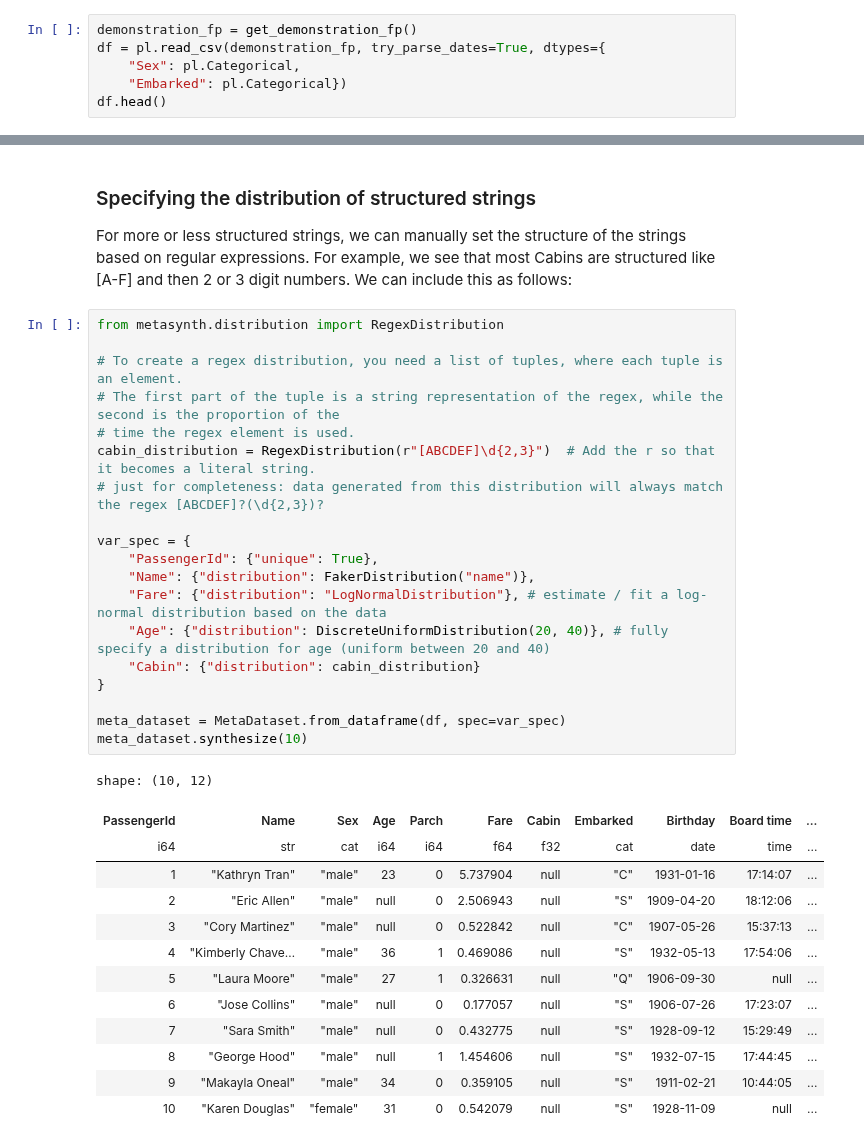
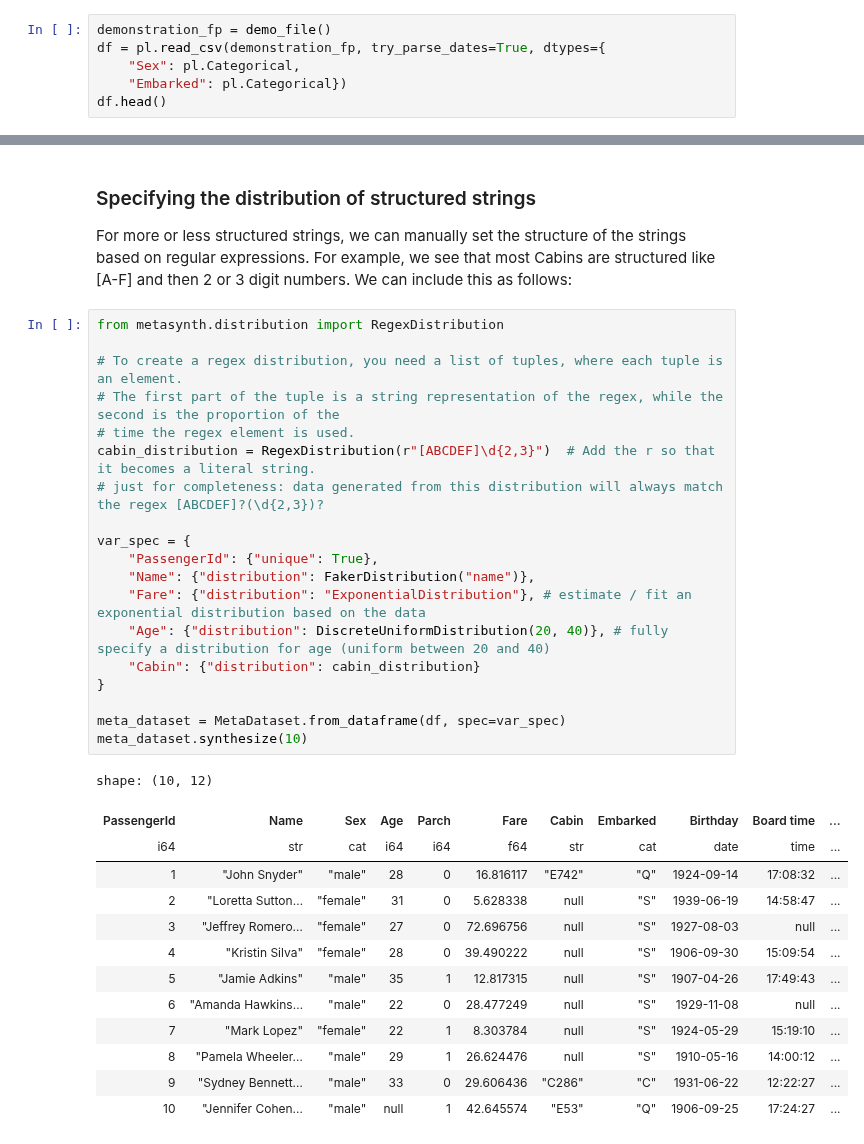
Before and after one commit to sodascience/metasyn, a Jupyter notebook: examples/advanced_tutorial.ipynb, the cells around one changed output, grey strips where cells are left out. Cells and saved outputs as stored; diff of their text form.

```diff
--- a/examples/advanced_tutorial.ipynb
+++ b/examples/advanced_tutorial.ipynb
@@ -19,5 +18,5 @@ The first step in creating the metadata is reading and converting your dataset t
 # %%
-demonstration_fp = get_demonstration_fp()
+demonstration_fp = demo_file()
 df = pl.read_csv(demonstration_fp, try_parse_dates=True, dtypes={
     "Sex": pl.Categorical,
     "Embarked": pl.Categorical})
@@ -213,33 +212,33 @@ For more or less structured strings, we can manually set the structure of the st
 # %%
 from metasynth.distribution import RegexDistribution
 
 # To create a regex distribution, you need a list of tuples, where each tuple is an element.
 # The first part of the tuple is a string representation of the regex, while the second is the proportion of the
 # time the regex element is used.
 cabin_distribution = RegexDistribution(r"[ABCDEF]\d{2,3}")  # Add the r so that it becomes a literal string.
 # just for completeness: data generated from this distribution will always match the regex [ABCDEF]?(\d{2,3})?
 
 var_spec = {
     "PassengerId": {"unique": True},
     "Name": {"distribution": FakerDistribution("name")},
-    "Fare": {"distribution": "LogNormalDistribution"}, # estimate / fit a log-normal distribution based on the data
+    "Fare": {"distribution": "ExponentialDistribution"}, # estimate / fit an exponential distribution based on the data
     "Age": {"distribution": DiscreteUniformDistribution(20, 40)}, # fully specify a distribution for age (uniform between 20 and 40)
     "Cabin": {"distribution": cabin_distribution}
 }
 
 meta_dataset = MetaDataset.from_dataframe(df, spec=var_spec)
 meta_dataset.synthesize(10)
 # %% [output]
 shape: (10, 12)
 | PassengerId | Name | Sex | Age | Parch | Fare | Cabin | Embarked | Birthday | Board time | ... |
-| i64 | str | cat | i64 | i64 | f64 | f32 | cat | date | time | ... |
-| 1 | "Kathryn Tran" | "male" | 23 | 0 | 5.737904 | null | "C" | 1931-01-16 | 17:14:07 | ... |
-| 2 | "Eric Allen" | "male" | null | 0 | 2.506943 | null | "S" | 1909-04-20 | 18:12:06 | ... |
-| 3 | "Cory Martinez" | "male" | null | 0 | 0.522842 | null | "C" | 1907-05-26 | 15:37:13 | ... |
-| 4 | "Kimberly Chave… | "male" | 36 | 1 | 0.469086 | null | "S" | 1932-05-13 | 17:54:06 | ... |
-| 5 | "Laura Moore" | "male" | 27 | 1 | 0.326631 | null | "Q" | 1906-09-30 | null | ... |
-| 6 | "Jose Collins" | "male" | null | 0 | 0.177057 | null | "S" | 1906-07-26 | 17:23:07 | ... |
-| 7 | "Sara Smith" | "male" | null | 0 | 0.432775 | null | "S" | 1928-09-12 | 15:29:49 | ... |
-| 8 | "George Hood" | "male" | null | 1 | 1.454606 | null | "S" | 1932-07-15 | 17:44:45 | ... |
-| 9 | "Makayla Oneal" | "male" | 34 | 0 | 0.359105 | null | "S" | 1911-02-21 | 10:44:05 | ... |
-| 10 | "Karen Douglas" | "female" | 31 | 0 | 0.542079 | null | "S" | 1928-11-09 | null | ... |
+| i64 | str | cat | i64 | i64 | f64 | str | cat | date | time | ... |
+| 1 | "John Snyder" | "male" | 28 | 0 | 16.816117 | "E742" | "Q" | 1924-09-14 | 17:08:32 | ... |
+| 2 | "Loretta Sutton… | "female" | 31 | 0 | 5.628338 | null | "S" | 1939-06-19 | 14:58:47 | ... |
+| 3 | "Jeffrey Romero… | "female" | 27 | 0 | 72.696756 | null | "S" | 1927-08-03 | null | ... |
+| 4 | "Kristin Silva" | "female" | 28 | 0 | 39.490222 | null | "S" | 1906-09-30 | 15:09:54 | ... |
+| 5 | "Jamie Adkins" | "male" | 35 | 1 | 12.817315 | null | "S" | 1907-04-26 | 17:49:43 | ... |
+| 6 | "Amanda Hawkins… | "male" | 22 | 0 | 28.477249 | null | "S" | 1929-11-08 | null | ... |
+| 7 | "Mark Lopez" | "female" | 22 | 1 | 8.303784 | null | "S" | 1924-05-29 | 15:19:10 | ... |
+| 8 | "Pamela Wheeler… | "male" | 29 | 1 | 26.624476 | null | "S" | 1910-05-16 | 14:00:12 | ... |
+| 9 | "Sydney Bennett… | "male" | 33 | 0 | 29.606436 | "C286" | "C" | 1931-06-22 | 12:22:27 | ... |
+| 10 | "Jennifer Cohen… | "male" | null | 1 | 42.645574 | "E53" | "Q" | 1906-09-25 | 17:24:27 | ... |
```
Also changed, not shown: parts of 17 cells of this notebook, 3 other files.
